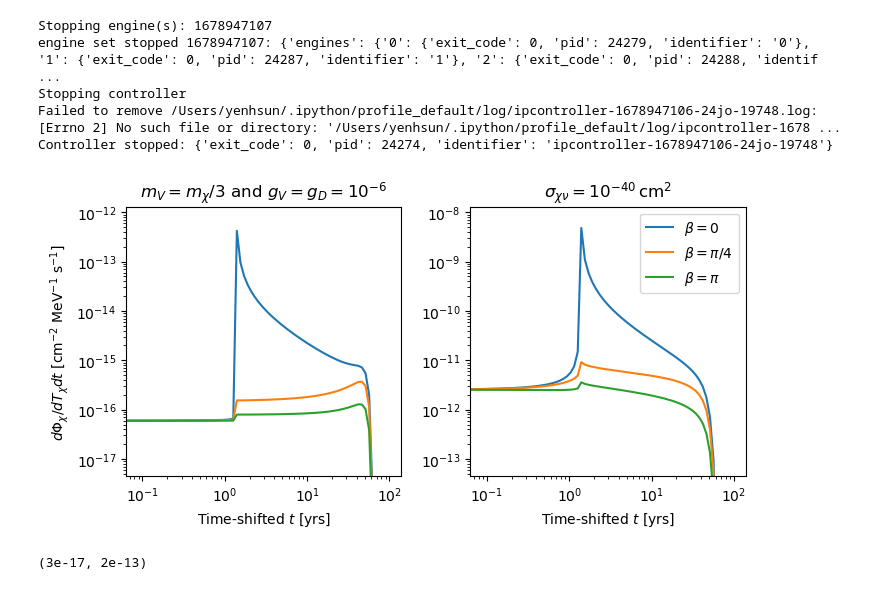
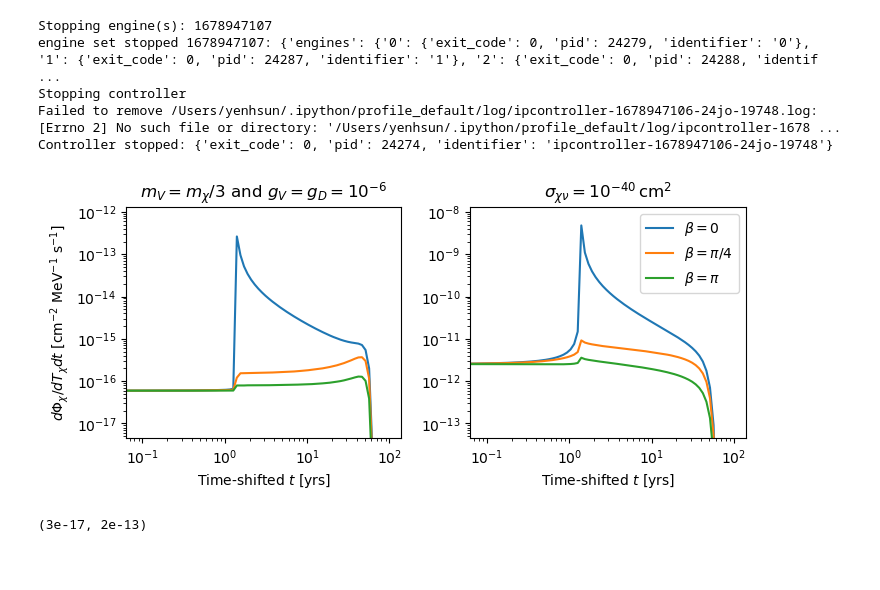
Before and after one commit to yenhsunlin/SNnuBDM2, a Jupyter notebook: src/example.ipynb, the cells around one changed output. Saved outputs shown, nothing was run; the diff lists cells and outputs as text; code cells hidden in the pictures; blank space fills up the shorter version.

```diff
--- a/src/example.ipynb
+++ b/src/example.ipynb
@@ -132,9 +132,9 @@ def fluxToF(t,Tx,mx,mV,thetaM,Rstar,beta,gV,gD,legacy=False):
     import numpy as np
     integ = vegas.Integrator([[0, thetaM],[0,2*np.pi]])
     if beta == 0.0:
-        neval = 30000
+        neval = 10000
     else:
-        neval = 30000
+        neval = 2000
     if legacy is False:
         from supernovaNuBoostedDM import diffFluxAtEarth
         # body
@@ -276,41 +276,41 @@ Stopping controller
 Failed to remove /Users/yenhsun/.ipython/profile_default/log/ipcontroller-1678947106-24jo-19748.log: [Errno 2] No such file or directory: '/Users/yenhsun/.ipython/profile_default/log/ipcontroller-1678 ...
 Controller stopped: {'exit_code': 0, 'pid': 24274, 'identifier': 'ipcontroller-1678947106-24jo-19748'}
 # %%
-fig = plt.figure(figsize=(8,3.5))
+fig = plt.figure(figsize=(8,3))
 gs = fig.add_gridspec(1, 2, hspace=0.3, wspace=0.25)
 #fig.suptitle(r'$(m_\chi,T_\chi)=(0.1,10)\,{\rm MeV}~{\rm and}~R_s=8.5\,{\rm kpc}$')
 (ax1, ax2) = gs.subplots(sharex='col')
 
 ax1.set_title(r'$m_V=m_\chi/3~{\rm and}~g_V=g_D=10^{-6}$')
 ax1.plot(time_ls1/yr2s,np.asarray(bdmflux1),label=r'$\beta=0$')
 ax1.plot(time_ls1/yr2s,np.asarray(bdmflux2),label=r'$\beta=\pi/4$')
 #ax1.plot(time_ls1/yr2s,np.asarray(bdmflux3),label=r'$\beta=\pi/2$')
 ax1.plot(time_ls1/yr2s,np.asarray(bdmflux4),label=r'$\beta=\pi$')
 ax1.set_xscale('log')
 ax1.set_yscale('log')
 ax1.set_xlim(6.3e-2,140)
 ax1.set_ylim(4.5e-18,1.3e-12)
 ax1.set_xlabel(r'Time-shifted $t$ [yrs]')
 ax1.set_ylabel('$d\Phi_\chi/dT_\chi dt$ [cm$^{-2}$ MeV$^{-1}$ s$^{-1}$]')
 
 ax2.set_title(r'$\sigma_{\chi\nu}=10^{-40}\,{\rm cm^2}$')
 ax2.plot(time_ls1/yr2s,np.asarray(bdmflux1_legacy)*1e5,label=r'$\beta=0$')
 ax2.plot(time_ls1/yr2s,np.asarray(bdmflux2_legacy)*1e5,label=r'$\beta=\pi/4$')
 #ax2.plot(time_ls1/yr2s,np.asarray(bdmflux3_legacy)*1e5,label=r'$\beta=\pi/2$')
 ax2.plot(time_ls1/yr2s,np.asarray(bdmflux4_legacy)*1e5,label=r'$\beta=\pi$')
 ax2.set_xscale('log')
 ax2.set_yscale('log')
 ax2.set_xlim(6.3e-2,140)
 ax2.set_ylim(4.5e-14,1.3e-8)
 ax2.set_xlabel(r'Time-shifted $t$ [yrs]')
 plt.legend()
 #plt.xscale('log')
 #plt.yscale('log')
 #plt.xlim(5.2e-3,210)
 #plt.ylim(3.2e-13,1.3e-8)
 plt.savefig('../plots/flux_v_beta_comparison.pdf',bbox_inches='tight')
 # %% [output]
-[figure, old version]
+[figure, new version]
 # %%
 plt.plot(time_ls1/yr2s,bdmflux1)
 plt.plot(time_ls1/yr2s,bdmflux2)
```
Also changed, not shown: parts of 3 cells of this notebook, 3 other files.
